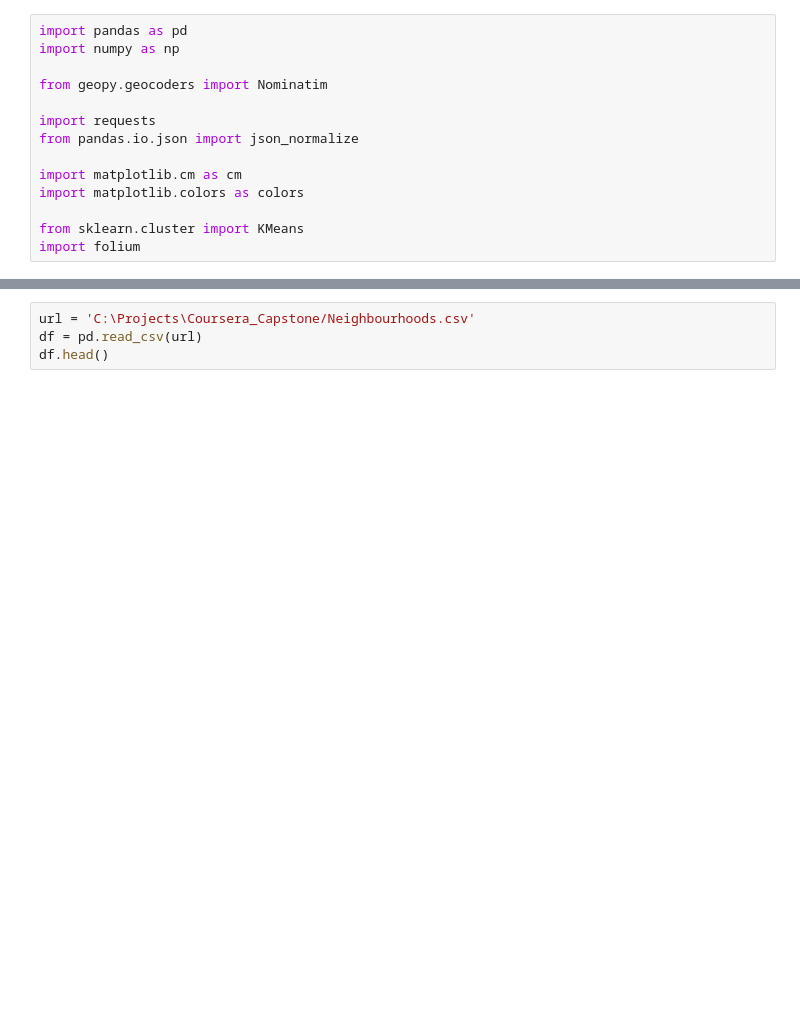
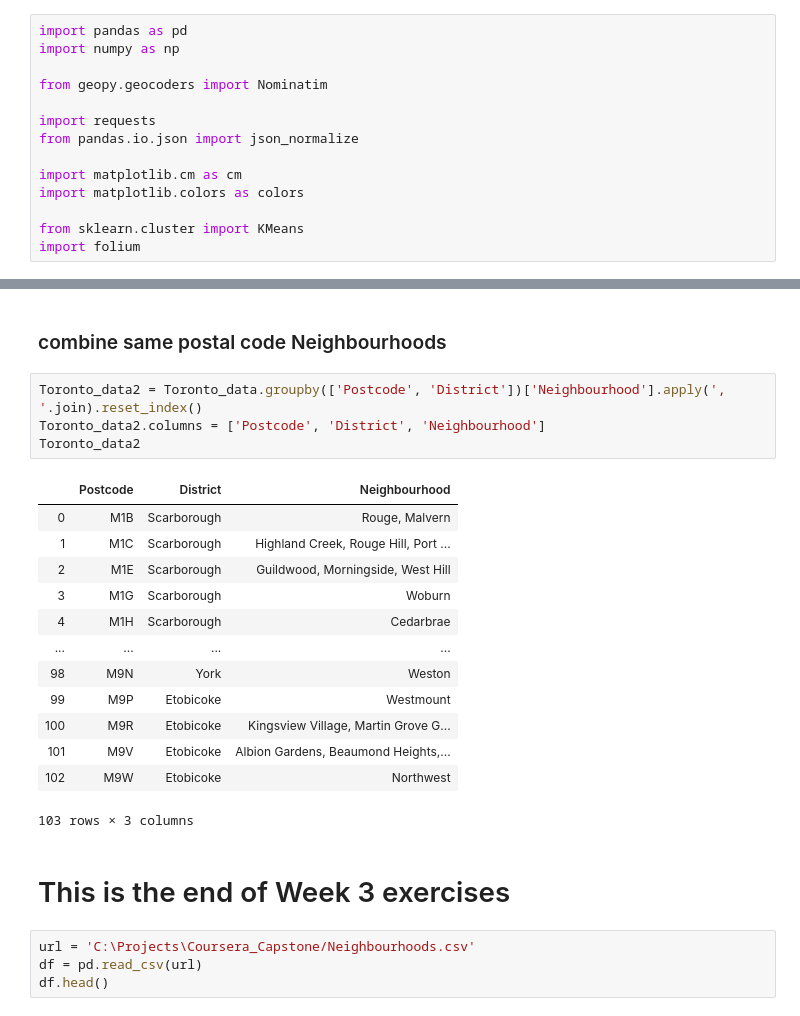
Before and after one commit to JayGeisler/Coursera_Capstone, a Jupyter notebook: Coursera_Capstone.ipynb, the cells around one changed output, grey strips where cells are left out. Cells and saved outputs as stored; diff of their text form; blank space fills up the shorter version.

```diff
--- a/Coursera_Capstone.ipynb
+++ b/Coursera_Capstone.ipynb
@@ -27,3 +93,25 @@ page: https://en.wikipedia.org/wiki/Demographics_of_Toronto_neighbourhoods
+# %% [markdown]
+### combine same postal code Neighbourhoods
+# %%
+Toronto_data2 = Toronto_data.groupby(['Postcode', 'District'])['Neighbourhood'].apply(', '.join).reset_index()
+Toronto_data2.columns = ['Postcode', 'District', 'Neighbourhood']
+Toronto_data2
+# %% [output]
+|  | Postcode | District | Neighbourhood |
+| 0 | M1B | Scarborough | Rouge, Malvern |
+| 1 | M1C | Scarborough | Highland Creek, Rouge Hill, Port ... |
+| 2 | M1E | Scarborough | Guildwood, Morningside, West Hill |
+| 3 | M1G | Scarborough | Woburn |
+| 4 | M1H | Scarborough | Cedarbrae |
+| ... | ... | ... | ... |
+| 98 | M9N | York | Weston |
+| 99 | M9P | Etobicoke | Westmount |
+| 100 | M9R | Etobicoke | Kingsview Village, Martin Grove G... |
+| 101 | M9V | Etobicoke | Albion Gardens, Beaumond Heights,... |
+| 102 | M9W | Etobicoke | Northwest |
+103 rows × 3 columns
+# %% [markdown]
+# This is the end of Week 3 exercises
 # %%
 url = 'C:\Projects\Coursera_Capstone/Neighbourhoods.csv'
 df = pd.read_csv(url)
```
Also changed, not shown: parts of 8 cells of this notebook.
